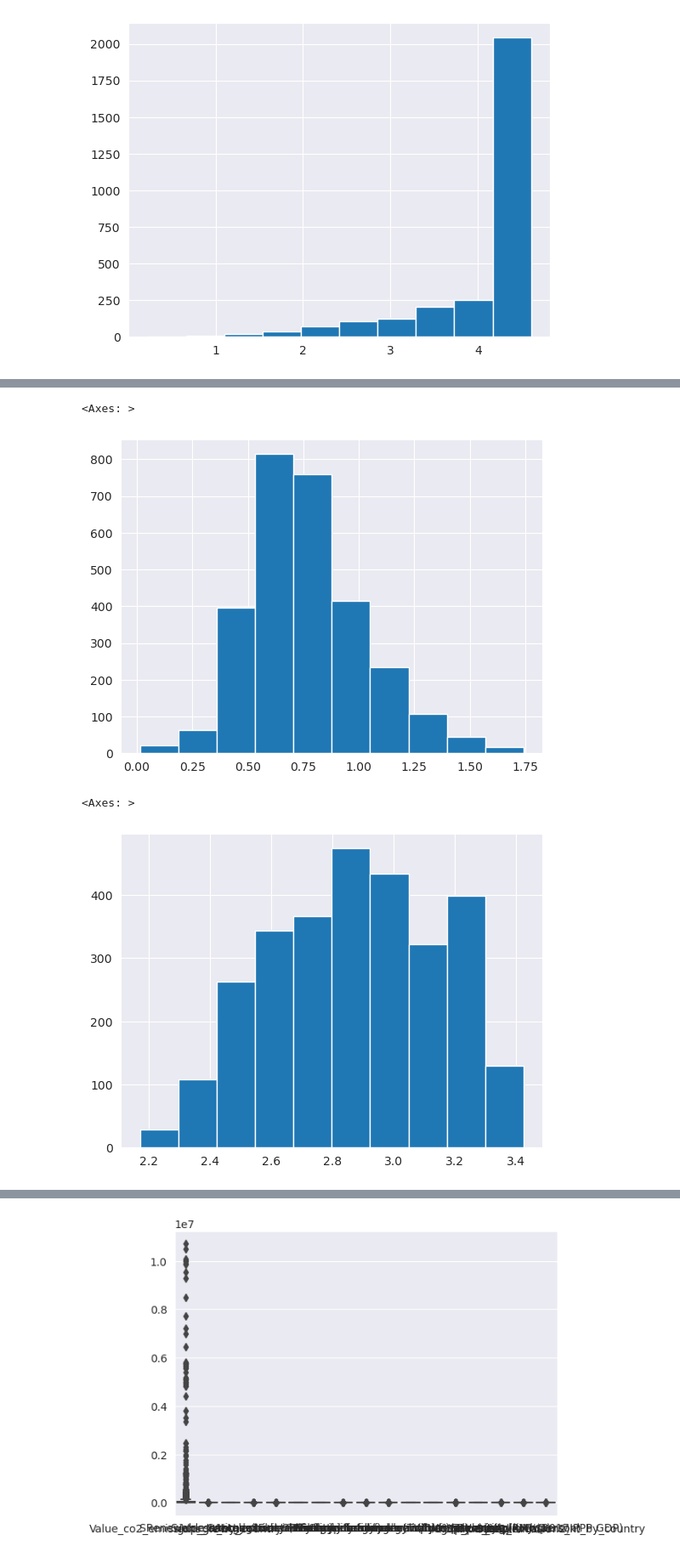
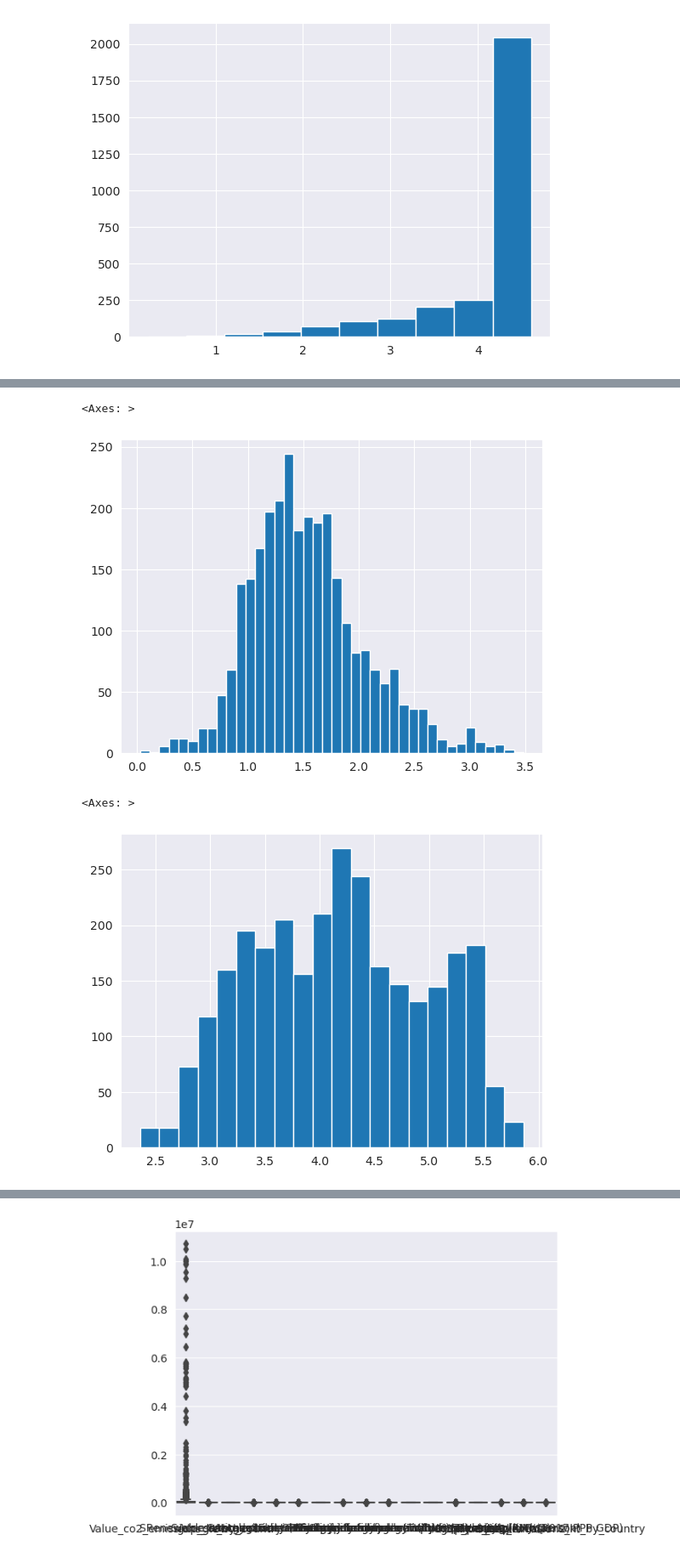
Before and after one commit to Mathilde-Mrs/Projet_machine_learning, a Jupyter notebook: notebook_python_Modif.ipynb, the cells around one changed output, grey strips where cells are left out. Shown at 85% size. Saved outputs shown, nothing was run; the diff lists cells and outputs as text; code cells hidden in the pictures.

```diff
--- a/notebook_python_Modif.ipynb
+++ b/notebook_python_Modif.ipynb
@@ -400,5 +400,5 @@ energy["SElectricity from fossil fuels (TWh)"].hist()
 # %%
-energy["SElectricity from nuclear (TWh)"]=energy["Electricity from nuclear (TWh)"].map(lambda x: sqrt(x))
-energy["SElectricity from nuclear (TWh)"].hist()
+energy["SElectricity from nuclear (TWh)"]=energy["Electricity from nuclear (TWh)"].map(lambda x: log(1+x))
+energy["SElectricity from nuclear (TWh)"].hist(bins='auto')
 # %% [output]
 <Axes: >
@@ -406,5 +406,5 @@ energy["SElectricity from nuclear (TWh)"].hist()
 # %%
-energy["SElectricity from renewables (TWh)"]=energy["Electricity from renewables (TWh)"].map(lambda x: sqrt(x))
-energy["SElectricity from renewables (TWh)"].hist()
+energy["SElectricity from renewables (TWh)"]=energy["Electricity from renewables (TWh)"].map(lambda x: log(1+x))
+energy["SElectricity from renewables (TWh)"].hist(bins='auto')
 # %% [output]
 <Axes: >
@@ -412,5 +412,5 @@ energy["SElectricity from renewables (TWh)"].hist()
 # %%
-energy["SLow-carbon electricity (% electricity)"]=energy["Low-carbon electricity (% electricity)"].map(lambda x: sqrt((x)))
-energy["SLow-carbon electricity (% electricity)"].hist()
+energy["SLow-carbon electricity (% electricity)"]=energy["Low-carbon electricity (% electricity)"].map(lambda x: sqrt(x))
+energy["SLow-carbon electricity (% electricity)"].hist(bins='auto')
 # %% [output]
 <Axes: >
@@ -424,13 +424,13 @@ energy["SPrimary energy consumption per capita (kWh/person)"].hist()
 # %%
-energy["SEnergy intensity level of primary energy (MJ/$2017 PPP GDP)"]=energy["Energy intensity level of primary energy (MJ/$2017 PPP GDP)"].map(lambda x: log(sqrt(x)))
-energy["SEnergy intensity level of primary energy (MJ/$2017 PPP GDP)"].hist()
+energy["SEnergy intensity level of primary energy (MJ/$2017 PPP GDP)"]=energy["Energy intensity level of primary energy (MJ/$2017 PPP GDP)"].map(lambda x: log(x))
+energy["SEnergy intensity level of primary energy (MJ/$2017 PPP GDP)"].hist(bins='auto')
 # %% [output]
 <Axes: >
-[figure, old version]
+[figure, new version]
 # %%
-energy["Sgdp_per_capita"]=energy["gdp_per_capita"].map(lambda x:sqrt(log(x)))
-energy["Sgdp_per_capita"].hist()
+energy["Sgdp_per_capita"]=energy["gdp_per_capita"].map(lambda x:log(sqrt(x)))
+energy["Sgdp_per_capita"].hist(bins='auto')
 # %% [output]
 <Axes: >
-[figure, old version]
+[figure, new version]
 # %%
```
Also changed, not shown: parts of 16 cells of this notebook.
